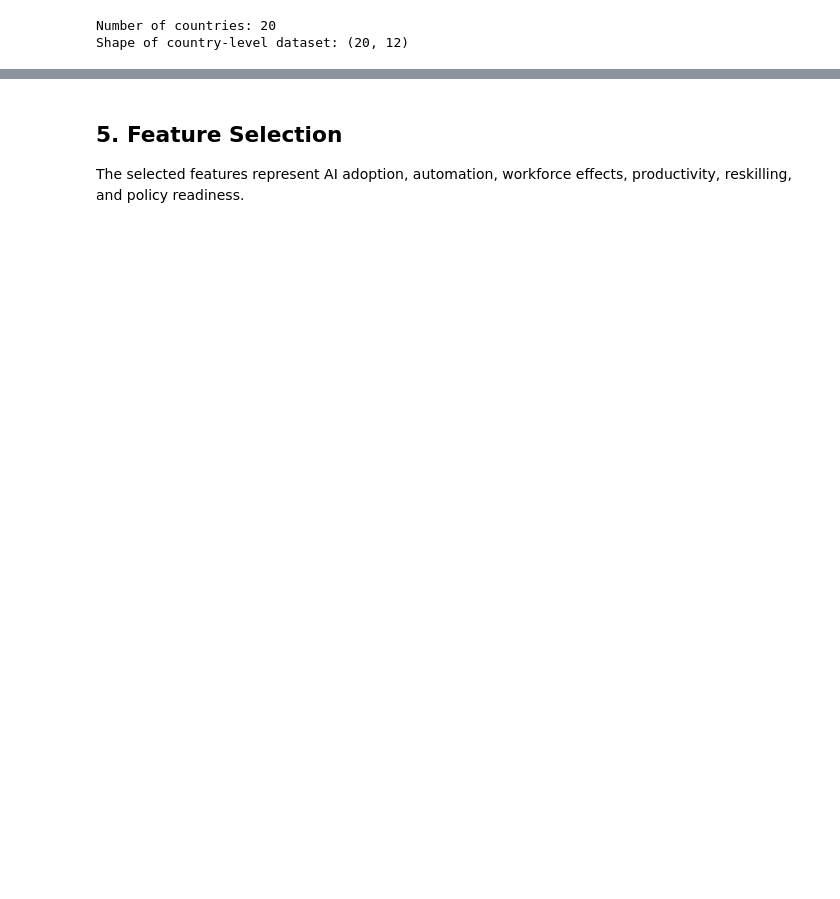
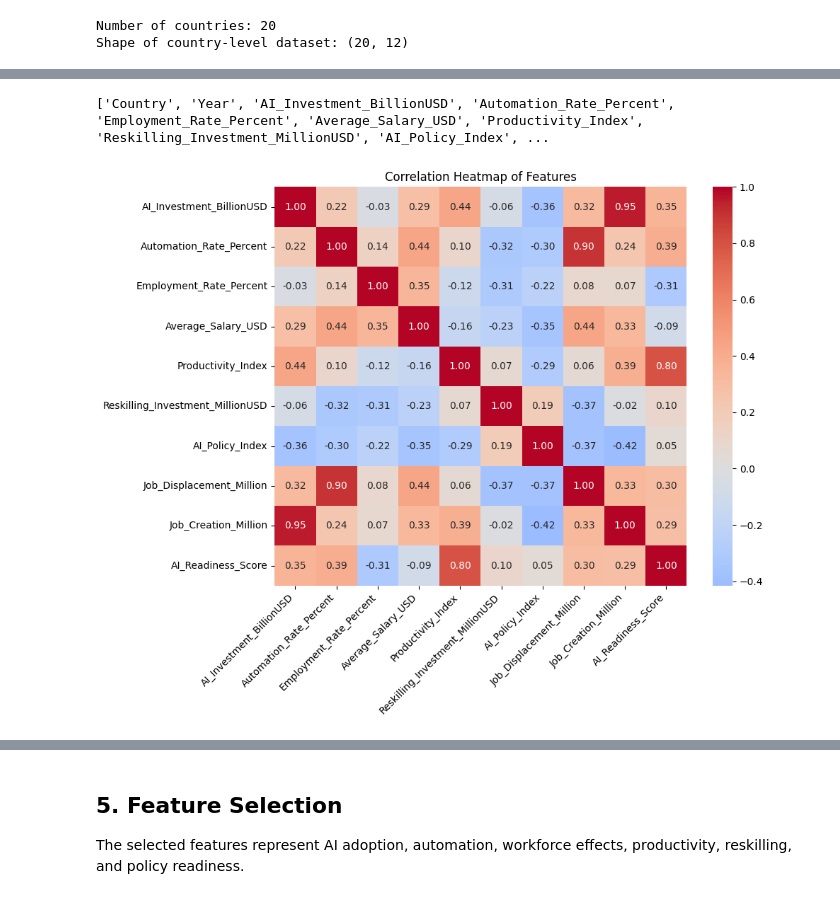
Before and after one commit to cdvincoy/Mini-Project-197, a Jupyter notebook: Mini Project K Means 5 Clusters.ipynb, the cells around one changed output, grey strips where cells are left out. Drawn from its saved outputs; the diff is of its cells as text; code cells hidden in the pictures; blank space fills up the shorter version.

```diff
--- a/Mini Project K Means 5 Clusters.ipynb
+++ b/Mini Project K Means 5 Clusters.ipynb
@@ -150,0 +167,17 @@ Shape of country-level dataset: (20, 12)
+# %%
+print(df_country.columns.tolist())
+# %% [output]
+['Country', 'Year', 'AI_Investment_BillionUSD', 'Automation_Rate_Percent', 'Employment_Rate_Percent', 'Average_Salary_USD', 'Productivity_Index', 'Reskilling_Investment_MillionUSD', 'AI_Policy_Index', ...
+# %%
+# Correlation heatmap - all numeric features post-aggregation
+numeric_cols = df_country.drop(columns=["Country", "Year"])
+
+plt.figure(figsize=(10, 8))
+sns.heatmap(numeric_cols.corr(), annot=True, cmap="coolwarm", center=0, fmt=".2f")
+plt.title("Correlation Heatmap of Features")
+plt.xticks(rotation=45, ha="right")
+plt.tight_layout()
+plt.savefig("heatmap.png", dpi=300)
+plt.show()
+# %% [output]
+[figure, added]
```
Also changed, not shown: parts of 16 cells of this notebook.
